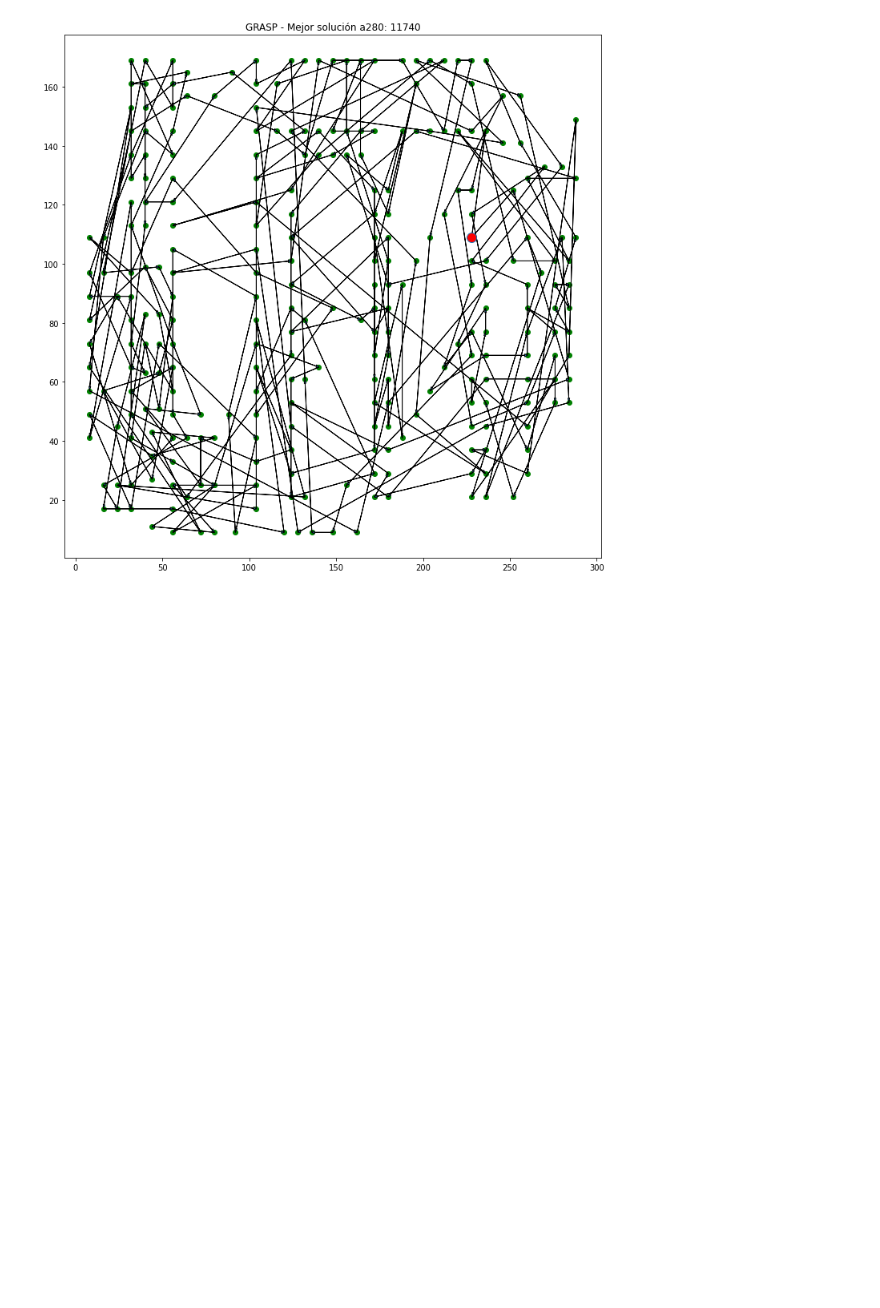
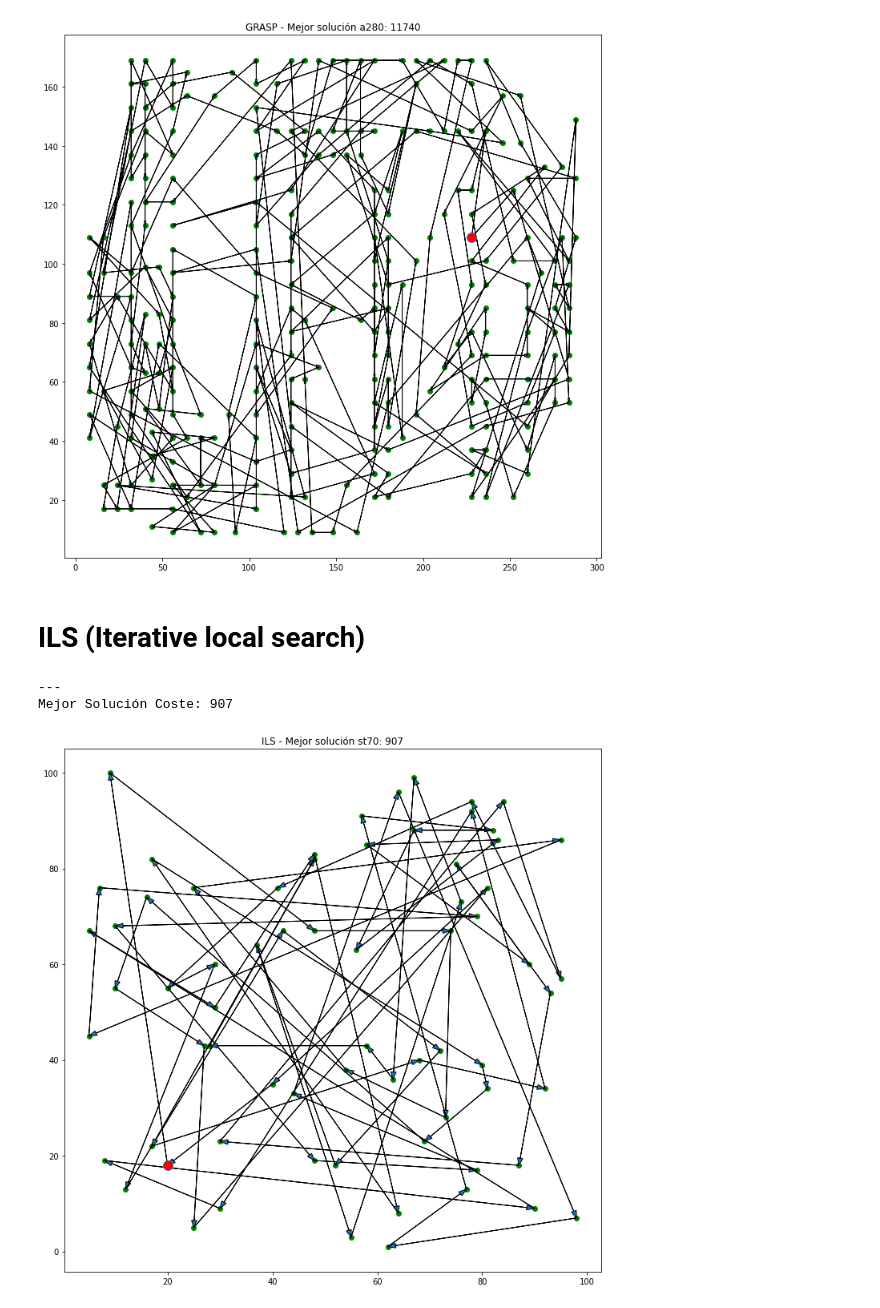
Before and after one commit to VictorNarov/AlgoritmosTrayectoriaTSP, a Jupyter notebook: 7 MultiArranque.ipynb, the cells around one changed output. Drawn from its saved outputs; the diff is of its cells as text; code cells hidden in the pictures; blank space fills up the shorter version.

```diff
--- a/7 MultiArranque.ipynb
+++ b/7 MultiArranque.ipynb
@@ -104,3 +104,22 @@ pintaCamino(mejorCamino, nodos, titulo)
 ---
 Mejor Solución Coste: 11740
 [figure]
+# %% [markdown]
+# ILS (Iterative local search)
+# %%
+fichero = "st70"
+#,"a280","p654","vm1084","vm1748"
+nodos = leeFichero(fichero)
+distancias = getMDistancias(nodos)
+numNodos = len(distancias[1])
+s = math.floor(numNodos/4)
+
+[mejorCamino, mejorCoste]  = ILS(distancias, s, random.randint(0,9999999))
+
+print("---\nMejor Solución Coste: %i" % mejorCoste)
+titulo = "ILS" + " - Mejor solución " + fichero + ": " + str(mejorCoste)
+pintaCamino(mejorCamino, nodos, titulo)
+# %% [output]
+---
+Mejor Solución Coste: 907
+[figure, added]
```
Also changed, not shown: parts of 6 cells of this notebook, 1 other file.
